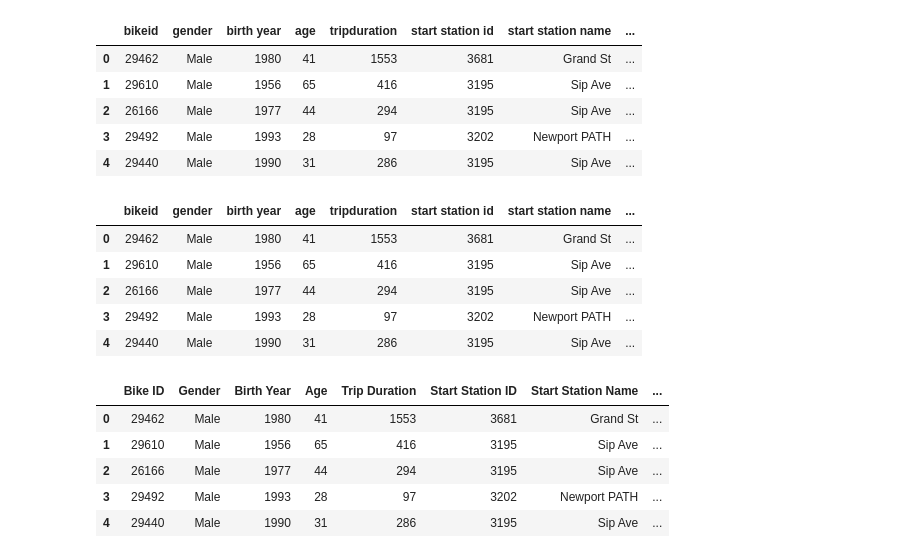
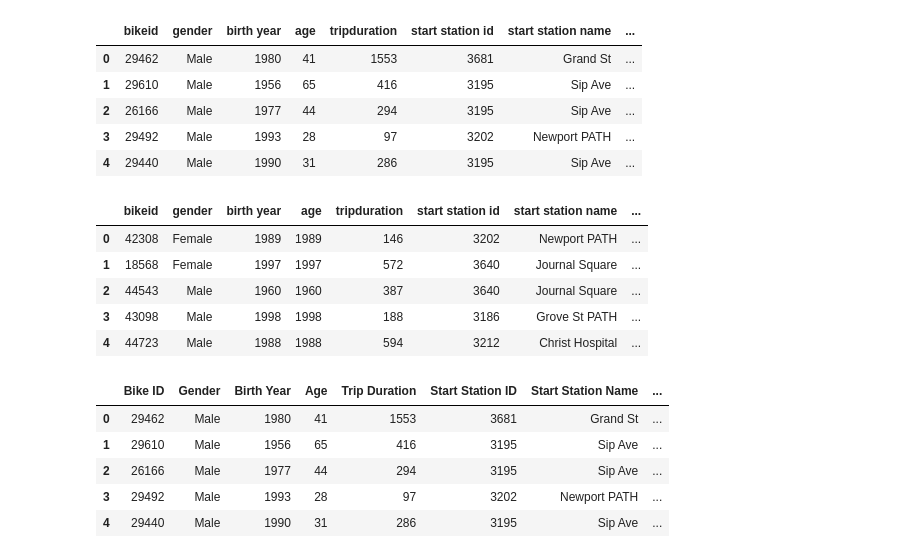
Before and after one commit to mmheredia/Tableau-Project, a Jupyter notebook: Cleaning/cleaning.ipynb, the cells around one changed output. Drawn from its saved outputs; the diff is of its cells as text; code cells hidden in the pictures.

```diff
--- a/Cleaning/cleaning.ipynb
+++ b/Cleaning/cleaning.ipynb
@@ -154,30 +154,30 @@ bike_data_2019_rearranged.head()
 # %%
 # Rearrange 2020 columns
 
-bike_data_2020_rearranged = bike_data_2019[["bikeid",
+bike_data_2020_rearranged = bike_data_2020[["bikeid",
                                        "gender",
                                        "birth year",
                                        "age",
                                        "tripduration",
                                        "start station id",
                                        "start station name",
                                        "start station latitude",
                                        "start station longitude",
                                        "starttime",
                                        "end station id",
                                        "end station name",
                                        "end station latitude",
                                        "end station longitude",
                                        "stoptime"]]
 
 bike_data_2020_rearranged.head()
 # %% [output]
 |  | bikeid | gender | birth year | age | tripduration | start station id | start station name | ... |
-| 0 | 29462 | Male | 1980 | 41 | 1553 | 3681 | Grand St | ... |
-| 1 | 29610 | Male | 1956 | 65 | 416 | 3195 | Sip Ave | ... |
-| 2 | 26166 | Male | 1977 | 44 | 294 | 3195 | Sip Ave | ... |
-| 3 | 29492 | Male | 1993 | 28 | 97 | 3202 | Newport PATH | ... |
-| 4 | 29440 | Male | 1990 | 31 | 286 | 3195 | Sip Ave | ... |
+| 0 | 42308 | Female | 1989 | 1989 | 146 | 3202 | Newport PATH | ... |
+| 1 | 18568 | Female | 1997 | 1997 | 572 | 3640 | Journal Square | ... |
+| 2 | 44543 | Male | 1960 | 1960 | 387 | 3640 | Journal Square | ... |
+| 3 | 43098 | Male | 1998 | 1998 | 188 | 3186 | Grove St PATH | ... |
+| 4 | 44723 | Male | 1988 | 1988 | 594 | 3212 | Christ Hospital | ... |
 # %%
 # Rename 2019 columns
 
```
Also changed, not shown: parts of 1 cell of this notebook.
